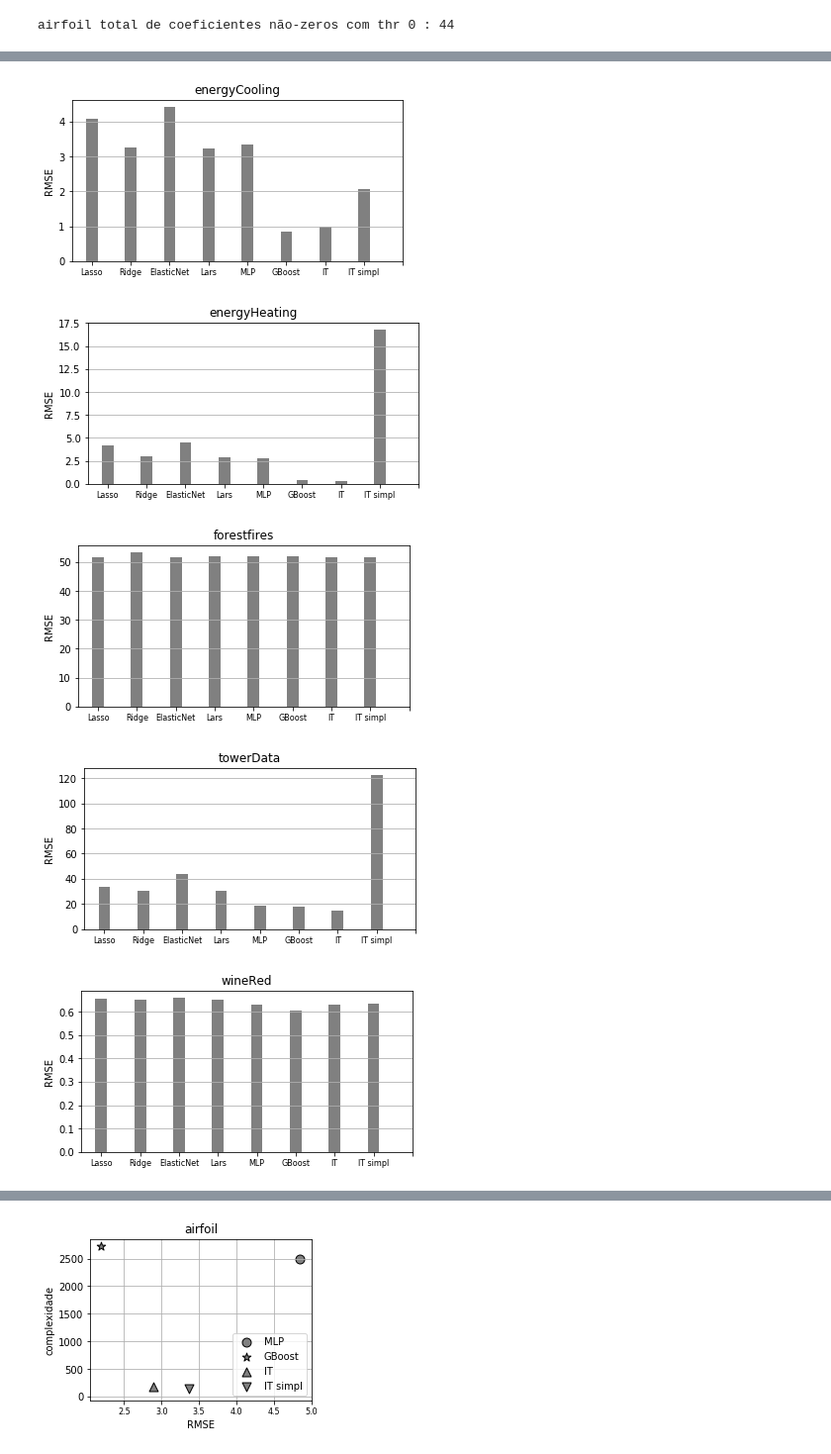
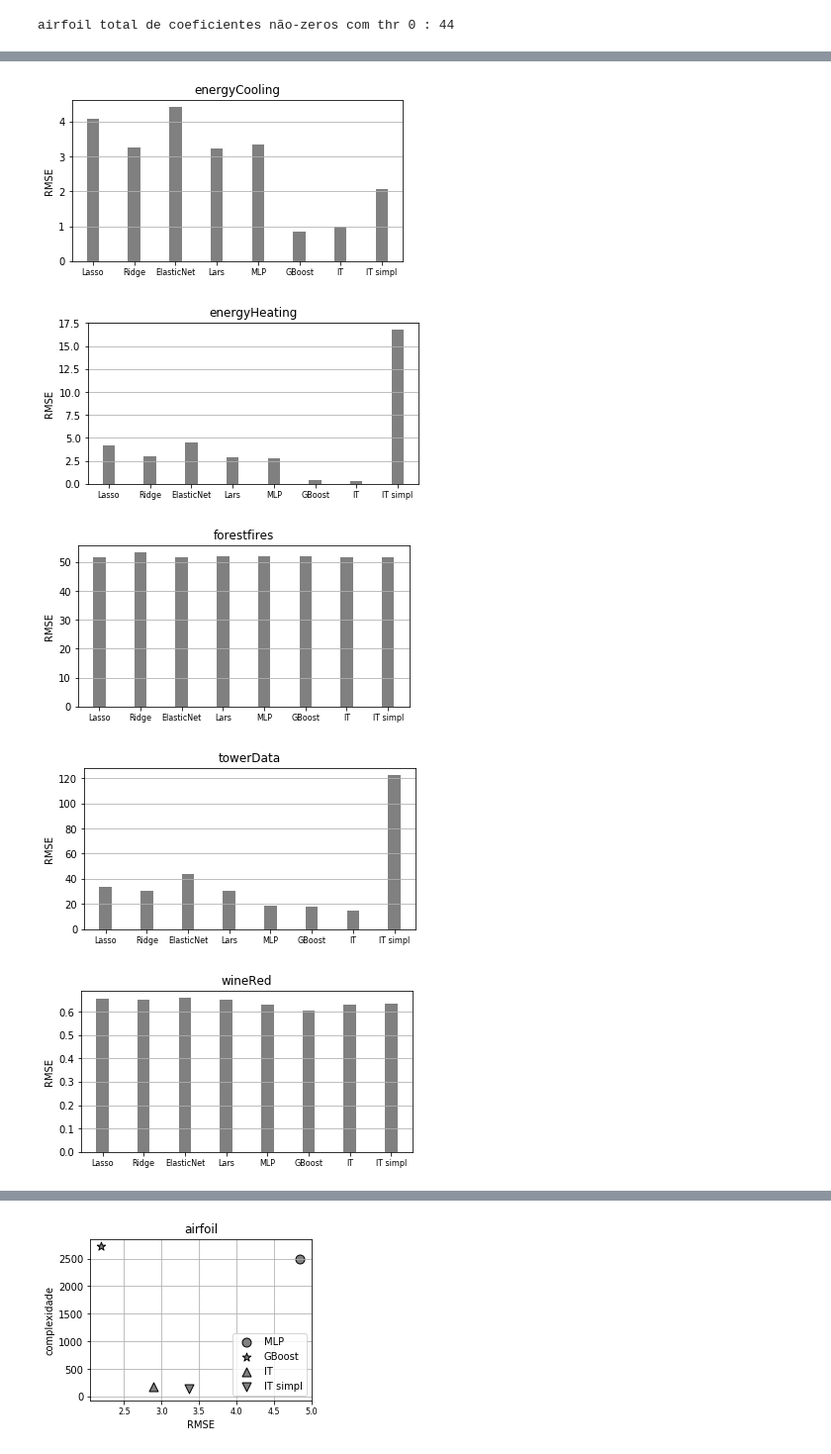
Before and after one commit to maira-lima/inter-transf, a Jupyter notebook: tests.ipynb, the cells around one changed output, grey strips where cells are left out. Shown at 99% size. Cells and saved outputs as stored; diff of their text form; code cells hidden in the pictures.

```diff
--- a/tests.ipynb
+++ b/tests.ipynb
@@ -224,3 +224,7 @@ fw.close()
 # %%
 # unir os resultados desses testes com os testes do GridSearch
 df = pd.concat([df_IT, df_GS], ignore_index=True)
+# %%
+datasets = df_IT.dataset.unique()
+for D in datasets:
+    print('\n', df.loc[df['dataset'] == D])
@@ -234,7 +256,7 @@ for D in datasets:
     plt.rc('xtick', labelsize=8)
     plt.figure(figsize=(6, 3))
     plt.bar(np.arange(8), R, align='center', width=0.3, color='gray')
-    plt.xticks(x, algoritmos)
+    plt.xticks(np.arange(8), algoritmos)
     plt.grid(b=None, which='major', axis='y')
     plt.title(D)
     plt.ylabel('RMSE')
@@ -246,5 +268,5 @@ for D in datasets:
-[figure, old version]
+[figure, new version]
-[figure, old version]
+[figure, new version]
-[figure, old version]
+[figure, new version]
-[figure, old version]
+[figure, new version]
-[figure, old version]
+[figure, new version]
```
Also changed, not shown: parts of 2 cells of this notebook.
